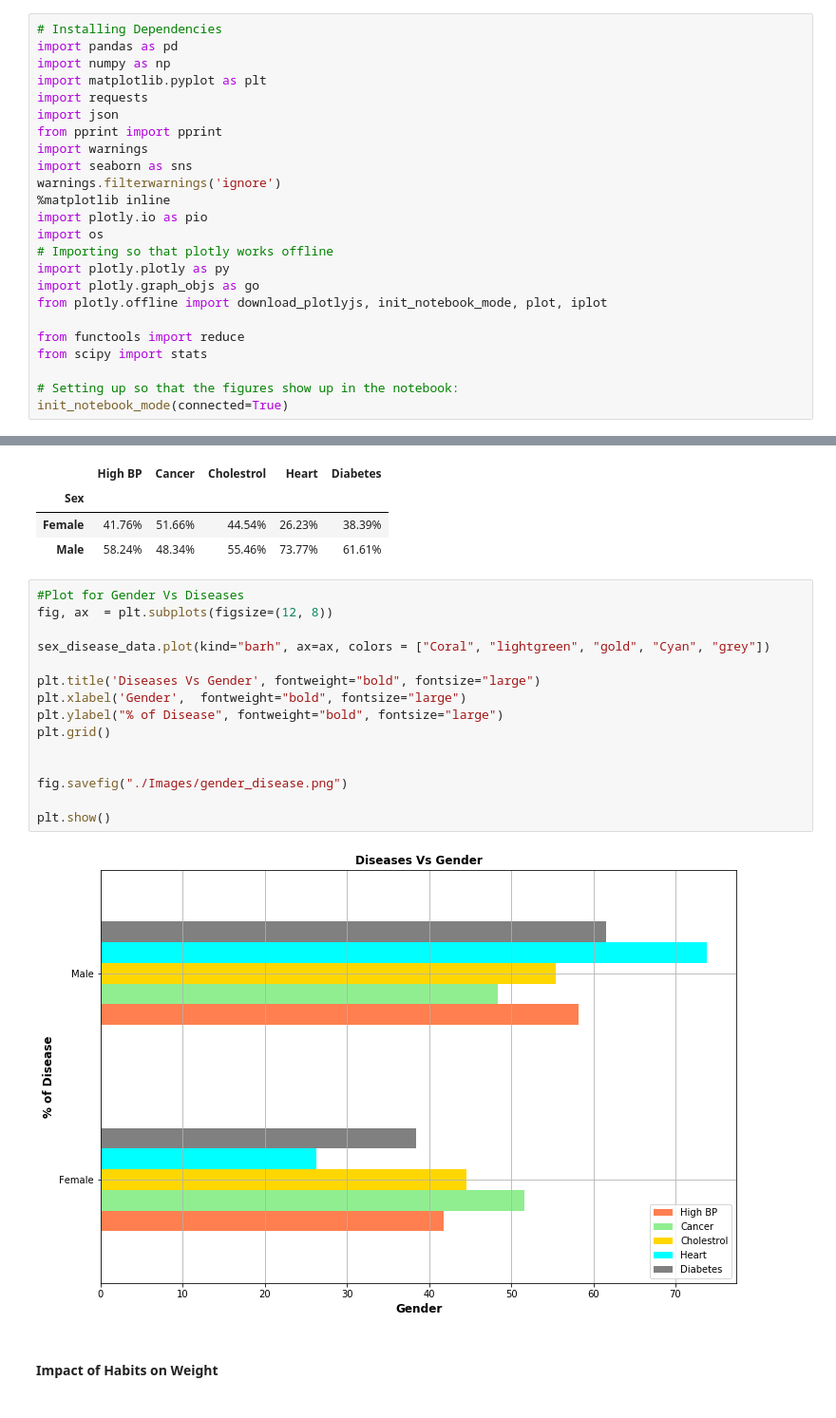
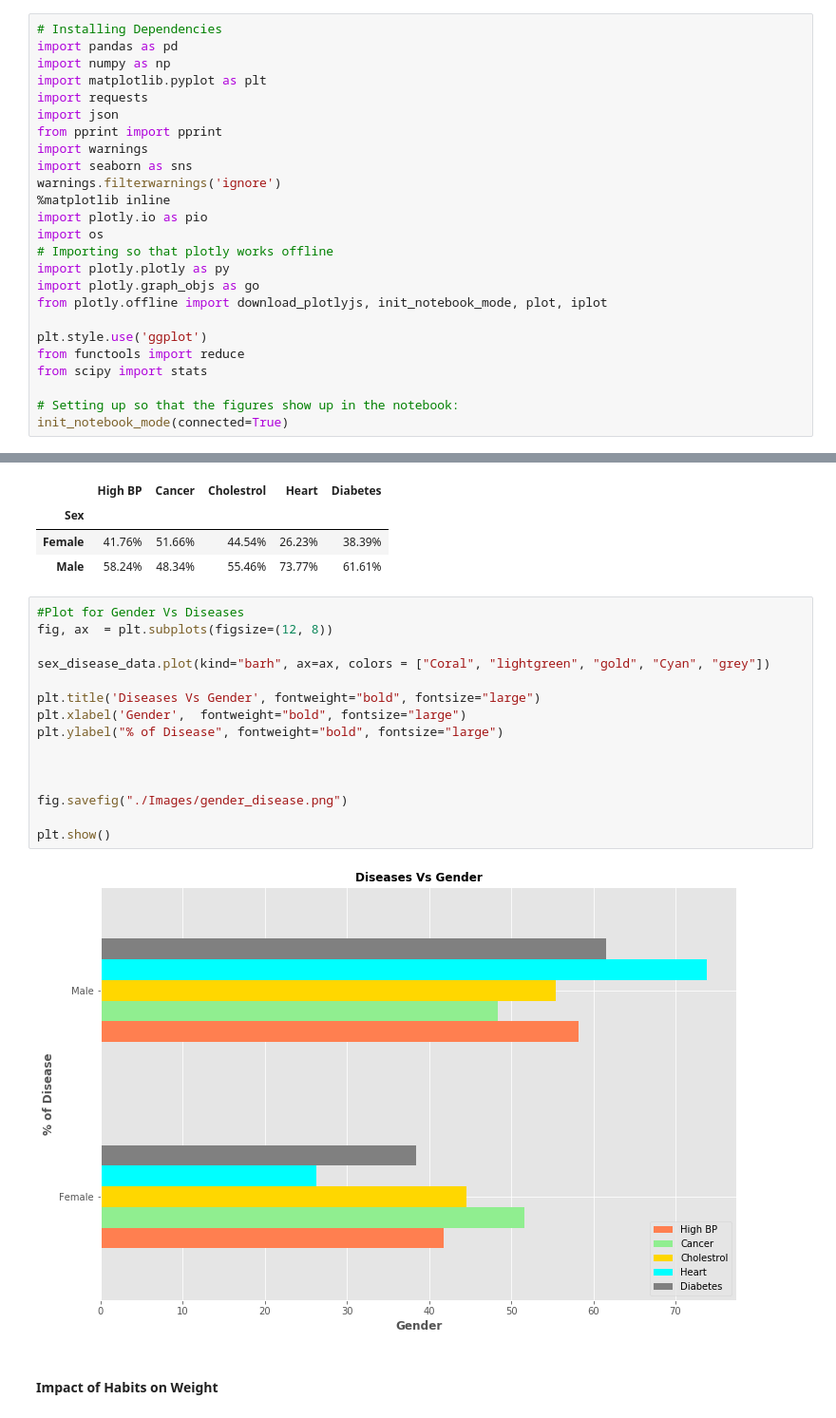
Before and after one commit to ic2019/groupb_project1, a Jupyter notebook: Behavior_Analysis_1.ipynb, the cells around one changed output, grey strips where cells are left out. Shown at 95% size. Drawn from its saved outputs; the diff is of its cells as text.

```diff
--- a/Behavior_Analysis_1.ipynb
+++ b/Behavior_Analysis_1.ipynb
@@ -120,6 +21,7 @@ import plotly.plotly as py
 import plotly.graph_objs as go
 from plotly.offline import download_plotlyjs, init_notebook_mode, plot, iplot
 
+plt.style.use('ggplot')
 from functools import reduce
 from scipy import stats
 
@@ -243,20 +157,20 @@ sex_disease_data_formatted
 # %%
 #Plot for Gender Vs Diseases
 fig, ax  = plt.subplots(figsize=(12, 8))
 
 sex_disease_data.plot(kind="barh", ax=ax, colors = ["Coral", "lightgreen", "gold", "Cyan", "grey"])
 
 plt.title('Diseases Vs Gender', fontweight="bold", fontsize="large")
 plt.xlabel('Gender',  fontweight="bold", fontsize="large")
 plt.ylabel("% of Disease", fontweight="bold", fontsize="large")
-plt.grid()
+
 
 
 fig.savefig("./Images/gender_disease.png")
 
 plt.show()
 # %% [output]
-[figure, old version]
+[figure, new version]
 # %% [markdown]
 #### Impact of Habits on Weight
 # %%
```
Also changed, not shown: parts of 29 cells of this notebook, 14 other files.
